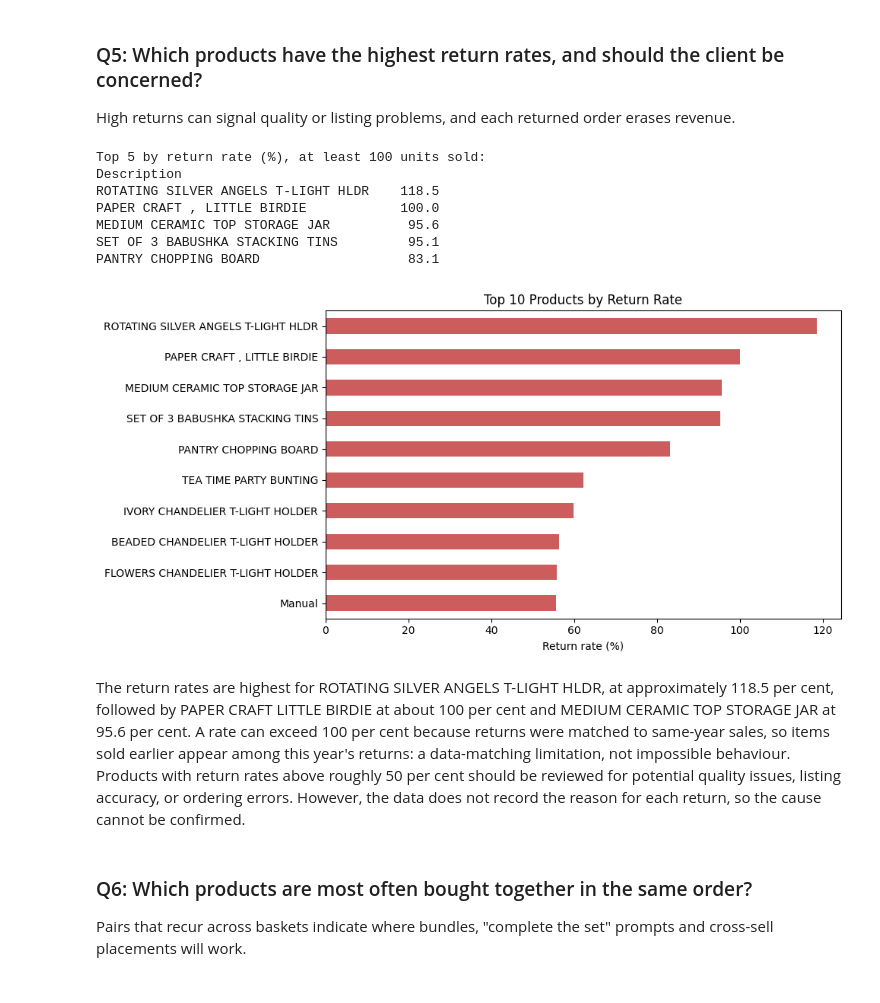
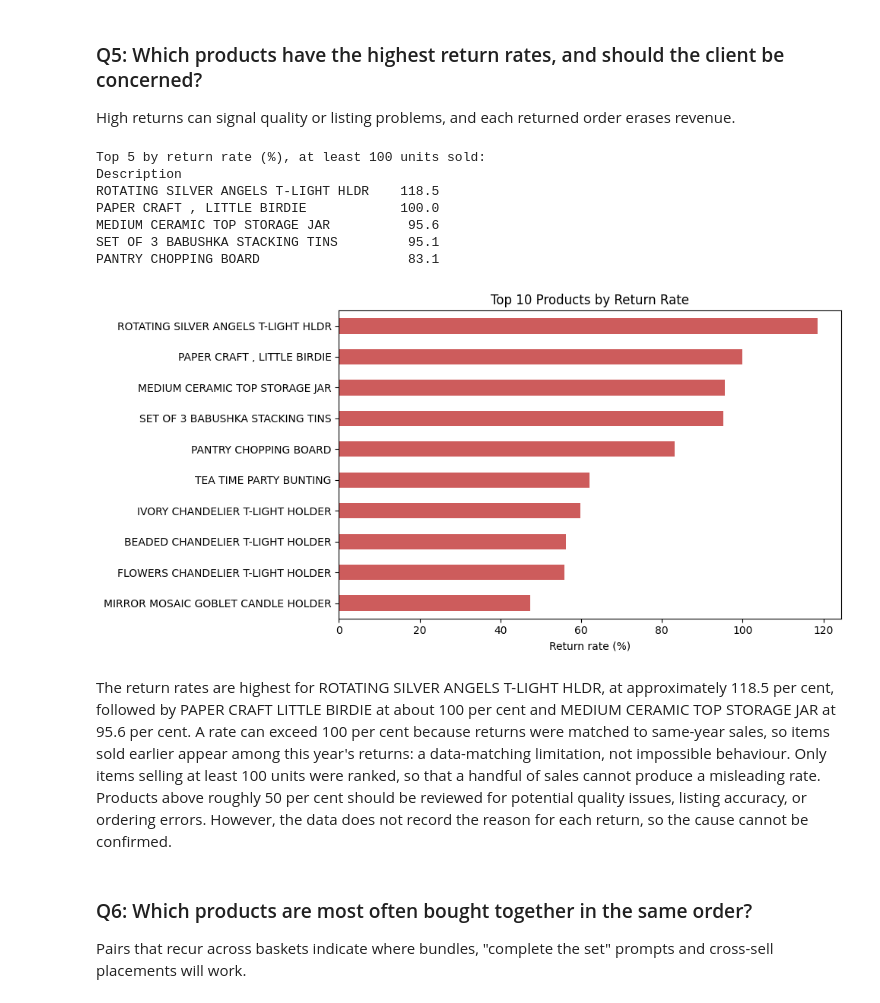
Before and after one commit to sonu2002/M504-AI-Applications-GH1057991, a Jupyter notebook: M504_GH1057991.ipynb, the cells around one changed output. Drawn from its saved outputs; the diff is of its cells as text; code cells hidden in the pictures.

```diff
--- a/M504_GH1057991.ipynb
+++ b/M504_GH1057991.ipynb
@@ -266,32 +266,33 @@ The Lorenz curve shows that 26.1 per cent of purchasing customers (1,132 of 4,33
 High returns can signal quality or listing problems, and each returned order erases revenue.
 # %%
 # returns / units sold
-units_sold = sales.groupby('Description')['Quantity'].sum()
-units_returned = retail[retail['IsCancelled']].groupby('Description')['Quantity'].sum().abs()
+units_sold = goods.groupby('Description')['Quantity'].sum()
+returns = retail[retail['IsCancelled'] & retail['StockCode'].astype(str).str.match(r'^\d{5}')]
+units_returned = returns.groupby('Description')['Quantity'].sum().abs()
 popular = units_sold[units_sold >= 100]
 return_rate = (units_returned.reindex(popular.index).fillna(0) / popular * 100)
 worst = return_rate.sort_values(ascending=False).head(10)
 print("Top 5 by return rate (%), at least 100 units sold:")
 print(worst.head(5).round(1).to_string())
 
 fig, ax = plt.subplots(figsize=(10, 5))
 worst.sort_values().plot(kind='barh', ax=ax, color='indianred')
 ax.set_xlabel('Return rate (%)')
 ax.set_title('Top 10 Products by Return Rate')
 ax.set_ylabel('')
 plt.tight_layout()
 plt.show()
 # %% [output]
 Top 5 by return rate (%), at least 100 units sold:
 Description
 ROTATING SILVER ANGELS T-LIGHT HLDR    118.5
 PAPER CRAFT , LITTLE BIRDIE            100.0
 MEDIUM CERAMIC TOP STORAGE JAR          95.6
 SET OF 3 BABUSHKA STACKING TINS         95.1
 PANTRY CHOPPING BOARD                   83.1
-[figure, old version]
+[figure, new version]
 # %% [markdown]
-The return rates are highest for ROTATING SILVER ANGELS T-LIGHT HLDR, at approximately 118.5 per cent, followed by PAPER CRAFT LITTLE BIRDIE at about 100 per cent and MEDIUM CERAMIC TOP STORAGE JAR at 95.6 per cent. A rate can exceed 100 per cent because returns were matched to same-year sales, so items sold earlier appear among this year's returns: a data-matching limitation, not impossible behaviour. Products with return rates above roughly 50 per cent should be reviewed for potential quality issues, listing accuracy, or ordering errors. However, the data does not record the reason for each return, so the cause cannot be confirmed.
+The return rates are highest for ROTATING SILVER ANGELS T-LIGHT HLDR, at approximately 118.5 per cent, followed by PAPER CRAFT LITTLE BIRDIE at about 100 per cent and MEDIUM CERAMIC TOP STORAGE JAR at 95.6 per cent. A rate can exceed 100 per cent because returns were matched to same-year sales, so items sold earlier appear among this year's returns: a data-matching limitation, not impossible behaviour. Only items selling at least 100 units were ranked, so that a handful of sales cannot produce a misleading rate. Products above roughly 50 per cent should be reviewed for potential quality issues, listing accuracy, or ordering errors. However, the data does not record the reason for each return, so the cause cannot be confirmed.
 # %% [markdown]
 ### Q6: Which products are most often bought together in the same order?
 
```
Also changed, not shown: parts of 9 cells of this notebook, 1 other file.
